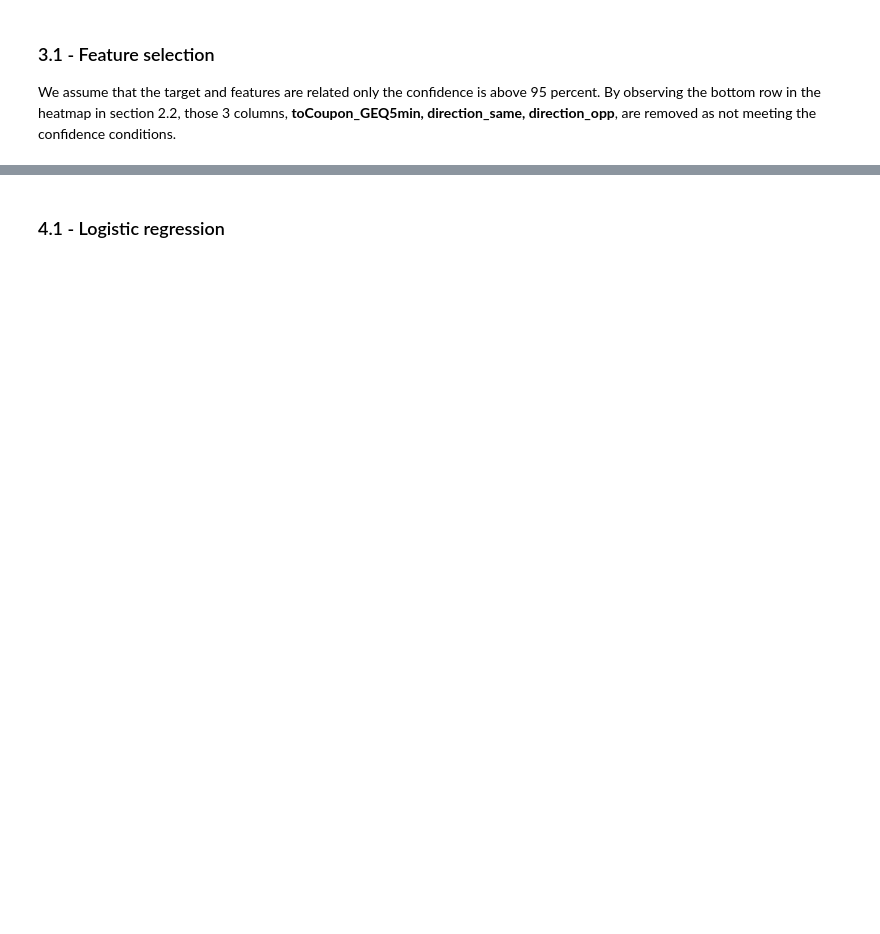
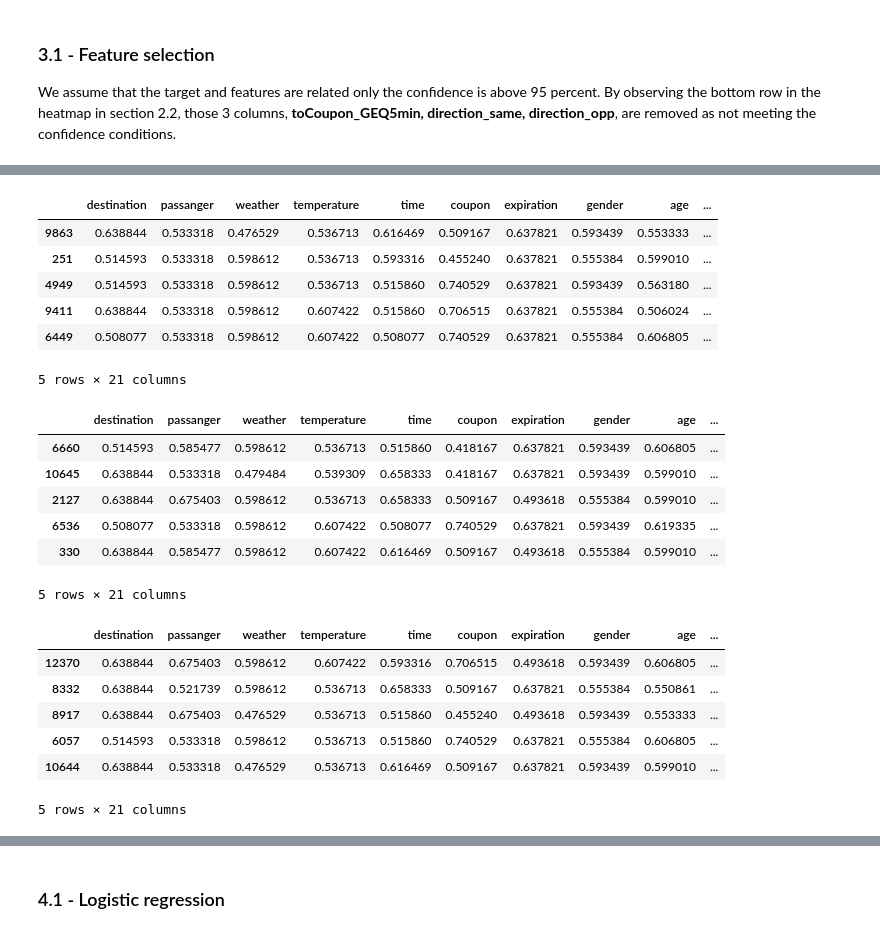
Before and after one commit to AnushkaHegde/In-Vehicle-Coupon-Recommendation-ML-Project, a Jupyter notebook: Code/EDA & Models.ipynb, the cells around one changed output, grey strips where cells are left out. Drawn from its saved outputs; the diff is of its cells as text; code cells hidden in the pictures; blank space fills up the shorter version.

```diff
--- a/Code/EDA & Models.ipynb
+++ b/Code/EDA & Models.ipynb
@@ -780,0 +630,37 @@ Accuracy: 71.70
+# %%
+def target_encoding(train, ytrain, valid, test, columns):
+    ytrain = ytrain.astype(float)
+    oe = ce.TargetEncoder(return_df=True)
+
+    train_transformed = oe.fit_transform(train[columns], ytrain[ytrain.columns])
+    valid_transformed = oe.transform(valid)
+    test_transformed = oe.transform(test)
+    return train_transformed, valid_transformed, test_transformed
+# %%
+# Test
+XTrain_target, XValid_target, XTest_target = target_encoding(XTrain, yTrain, XValid, XTest, columns=list(XTrain.columns))
+display(XTrain_target.head())
+display(XValid_target.head())
+display(XTest_target.head())
+# %% [output]
+|  | destination | passanger | weather | temperature | time | coupon | expiration | gender | age | ... |
+| 9863 | 0.638844 | 0.533318 | 0.476529 | 0.536713 | 0.616469 | 0.509167 | 0.637821 | 0.593439 | 0.553333 | ... |
+| 251 | 0.514593 | 0.533318 | 0.598612 | 0.536713 | 0.593316 | 0.455240 | 0.637821 | 0.555384 | 0.599010 | ... |
+| 4949 | 0.514593 | 0.533318 | 0.598612 | 0.536713 | 0.515860 | 0.740529 | 0.637821 | 0.593439 | 0.563180 | ... |
+| 9411 | 0.638844 | 0.533318 | 0.598612 | 0.607422 | 0.515860 | 0.706515 | 0.637821 | 0.555384 | 0.506024 | ... |
+| 6449 | 0.508077 | 0.533318 | 0.598612 | 0.607422 | 0.508077 | 0.740529 | 0.637821 | 0.555384 | 0.606805 | ... |
+5 rows × 21 columns
+|  | destination | passanger | weather | temperature | time | coupon | expiration | gender | age | ... |
+| 6660 | 0.514593 | 0.585477 | 0.598612 | 0.536713 | 0.515860 | 0.418167 | 0.637821 | 0.593439 | 0.606805 | ... |
+| 10645 | 0.638844 | 0.533318 | 0.479484 | 0.539309 | 0.658333 | 0.418167 | 0.637821 | 0.593439 | 0.599010 | ... |
+| 2127 | 0.638844 | 0.675403 | 0.598612 | 0.536713 | 0.658333 | 0.509167 | 0.493618 | 0.555384 | 0.599010 | ... |
+| 6536 | 0.508077 | 0.533318 | 0.598612 | 0.607422 | 0.508077 | 0.740529 | 0.637821 | 0.593439 | 0.619335 | ... |
+| 330 | 0.638844 | 0.585477 | 0.598612 | 0.607422 | 0.616469 | 0.509167 | 0.493618 | 0.555384 | 0.599010 | ... |
+5 rows × 21 columns
+|  | destination | passanger | weather | temperature | time | coupon | expiration | gender | age | ... |
+| 12370 | 0.638844 | 0.675403 | 0.598612 | 0.607422 | 0.593316 | 0.706515 | 0.493618 | 0.593439 | 0.606805 | ... |
+| 8332 | 0.638844 | 0.521739 | 0.598612 | 0.536713 | 0.658333 | 0.509167 | 0.637821 | 0.555384 | 0.550861 | ... |
+| 8917 | 0.638844 | 0.675403 | 0.476529 | 0.536713 | 0.515860 | 0.455240 | 0.493618 | 0.593439 | 0.553333 | ... |
+| 6057 | 0.514593 | 0.533318 | 0.598612 | 0.536713 | 0.515860 | 0.740529 | 0.637821 | 0.555384 | 0.606805 | ... |
+| 10644 | 0.638844 | 0.533318 | 0.476529 | 0.536713 | 0.616469 | 0.509167 | 0.637821 | 0.593439 | 0.599010 | ... |
+5 rows × 21 columns
```
Also changed, not shown: parts of 101 cells of this notebook.
